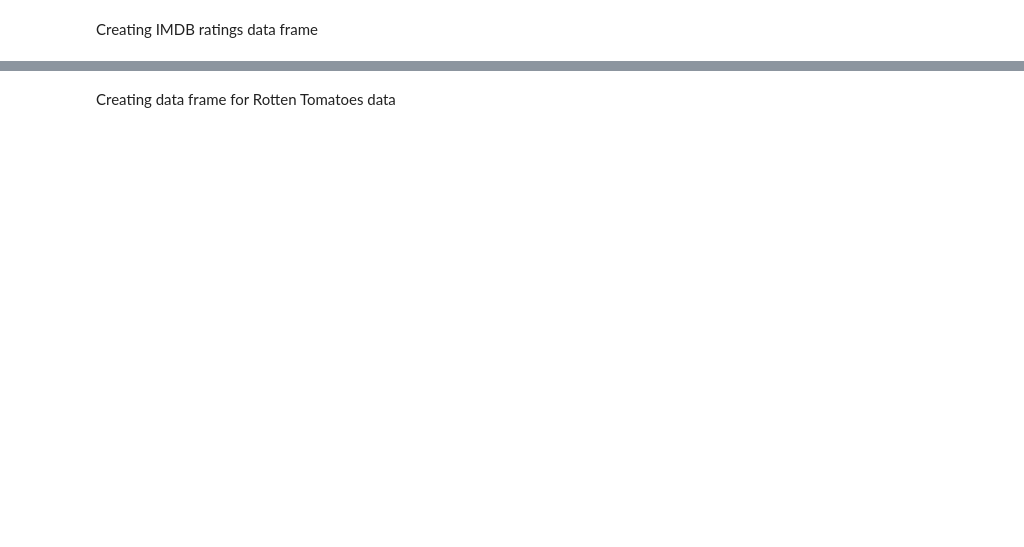
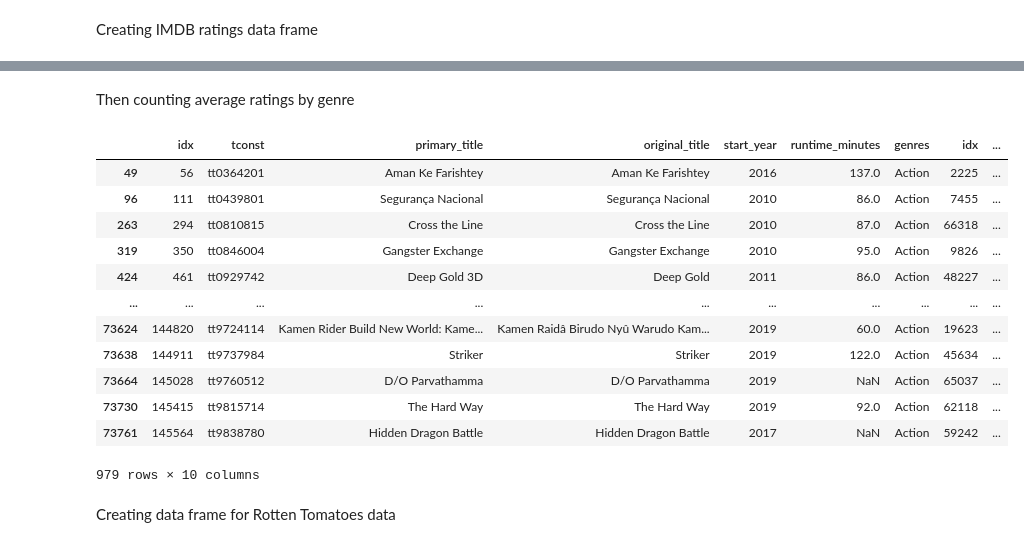
Before and after one commit to nancyho83/Microsoft-Movie-Analysis, a Jupyter notebook: dsc-phase1-project-template.ipynb, the cells around one changed output, grey strips where cells are left out. Drawn from its saved outputs; the diff is of its cells as text; code cells hidden in the pictures; blank space fills up the shorter version.

```diff
--- a/dsc-phase1-project-template.ipynb
+++ b/dsc-phase1-project-template.ipynb
@@ -129,6 +130,24 @@ ratings_df.head(10)
 | 7 | 10 | tt0146592 | Pál Adrienn | Pál Adrienn | 2010 | 136.0 | Drama | 55677 | ... |
 | 8 | 11 | tt0154039 | So Much for Justice! | Oda az igazság | 2010 | 100.0 | History | 28904 | ... |
 | 9 | 12 | tt0159369 | Cooper and Hemingway: The True Gen | Cooper and Hemingway: The True Gen | 2013 | 180.0 | Documentary | 68822 | ... |
+# %% [markdown]
+Then counting average ratings by genre
+# %%
+ratings_df.loc[ratings_df.genres == 'Action']
+# %% [output]
+|  | idx | tconst | primary_title | original_title | start_year | runtime_minutes | genres | idx | ... |
+| 49 | 56 | tt0364201 | Aman Ke Farishtey | Aman Ke Farishtey | 2016 | 137.0 | Action | 2225 | ... |
+| 96 | 111 | tt0439801 | Segurança Nacional | Segurança Nacional | 2010 | 86.0 | Action | 7455 | ... |
+| 263 | 294 | tt0810815 | Cross the Line | Cross the Line | 2010 | 87.0 | Action | 66318 | ... |
+| 319 | 350 | tt0846004 | Gangster Exchange | Gangster Exchange | 2010 | 95.0 | Action | 9826 | ... |
+| 424 | 461 | tt0929742 | Deep Gold 3D | Deep Gold | 2011 | 86.0 | Action | 48227 | ... |
+| ... | ... | ... | ... | ... | ... | ... | ... | ... | ... |
+| 73624 | 144820 | tt9724114 | Kamen Rider Build New World: Kame... | Kamen Raidâ Birudo Nyû Warudo Kam... | 2019 | 60.0 | Action | 19623 | ... |
+| 73638 | 144911 | tt9737984 | Striker | Striker | 2019 | 122.0 | Action | 45634 | ... |
+| 73664 | 145028 | tt9760512 | D/O Parvathamma | D/O Parvathamma | 2019 | NaN | Action | 65037 | ... |
+| 73730 | 145415 | tt9815714 | The Hard Way | The Hard Way | 2019 | 92.0 | Action | 62118 | ... |
+| 73761 | 145564 | tt9838780 | Hidden Dragon Battle | Hidden Dragon Battle | 2017 | NaN | Action | 59242 | ... |
+979 rows × 10 columns
 # %% [markdown]
 Creating data frame for Rotten Tomatoes data
 # %%
```
Also changed, not shown: parts of 5 cells of this notebook.
